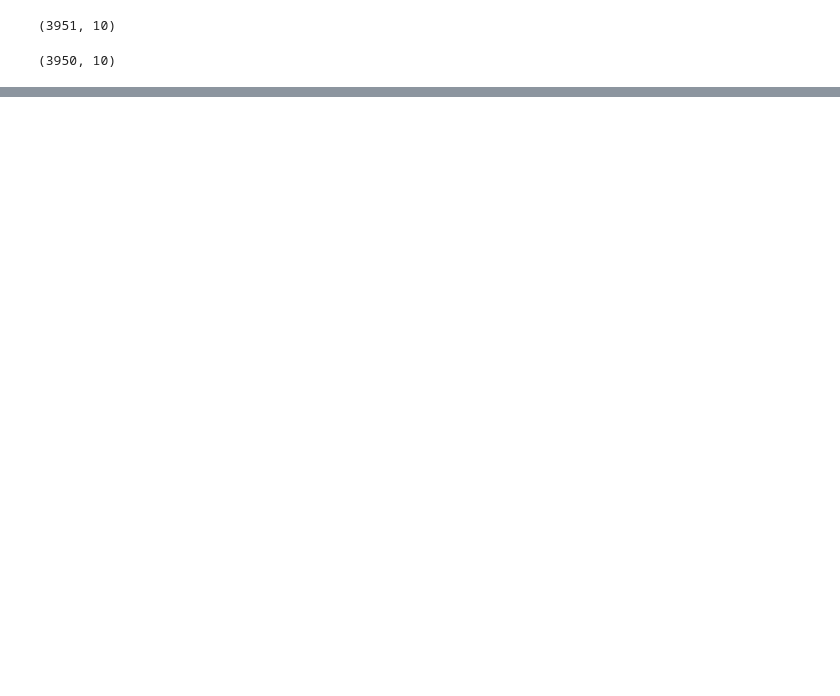
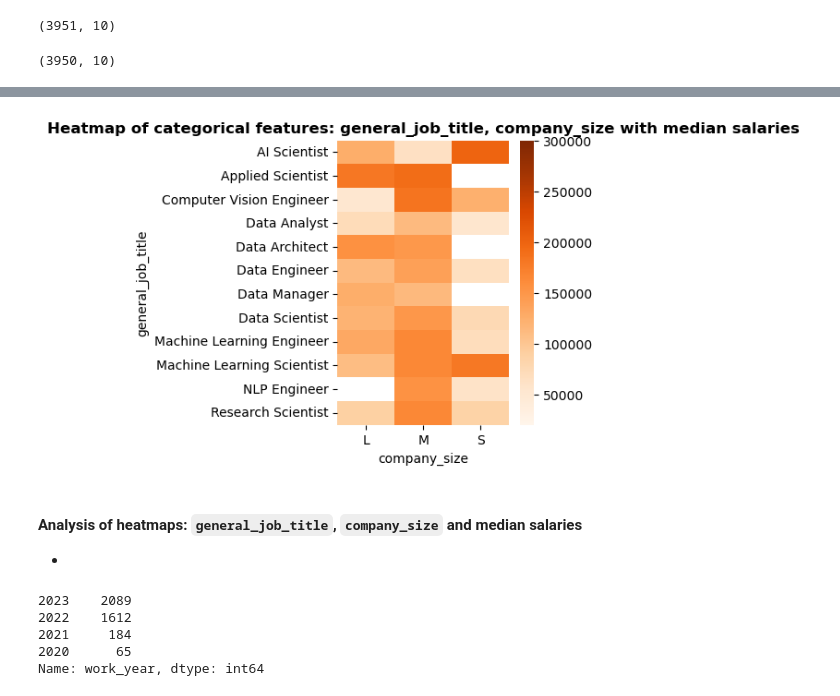
Before and after one commit to Haris-Mir/personal_python_projects, a Jupyter notebook: 01_ds_salaries_project/notebooks/01_salaries_eda_jun23.ipynb, the cells around one changed output, grey strips where cells are left out. Cells and saved outputs as stored; diff of their text form; code cells hidden in the pictures; blank space fills up the shorter version.

```diff
--- a/01_ds_salaries_project/notebooks/01_salaries_eda_jun23.ipynb
+++ b/01_ds_salaries_project/notebooks/01_salaries_eda_jun23.ipynb
@@ -1337,0 +1417,27 @@ plt.show()
+# %%
+df_heatmap9 = salaries_usd_filtered.pivot_table(values='salary_in_usd',index='general_job_title',
+                                               columns='company_size',aggfunc=np.median)
+plt.figure(figsize=(3,4))
+sns.heatmap(df_heatmap9, vmin=20000, vmax=300000, cmap='Oranges', fmt='.0f')
+plt.title('Heatmap of categorical features: general_job_title, company_size with median salaries',
+          fontsize=12, fontweight='bold')
+
+# To save the plot as .jpg file
+plt.savefig(figures_path+'/22_heatmap.jpg')
+
+plt.show()
+# %% [output]
+[figure, added]
+# %% [markdown]
+#### Analysis of heatmaps: `general_job_title`, `company_size` and median salaries
+
+*
+# %%
+dfff = salaries_usd_filtered['work_year'].value_counts()
+dfff
+# %% [output]
+2023    2089
+2022    1612
+2021     184
+2020      65
+Name: work_year, dtype: int64
```
Also changed, not shown: parts of 45 cells of this notebook, 5 other files.
